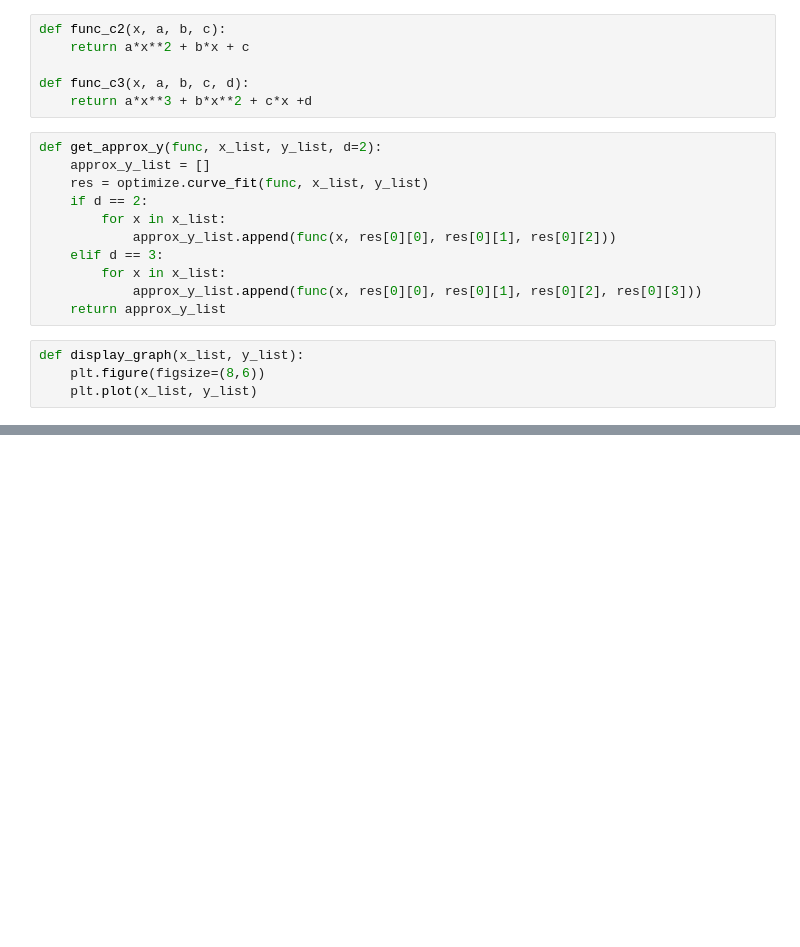
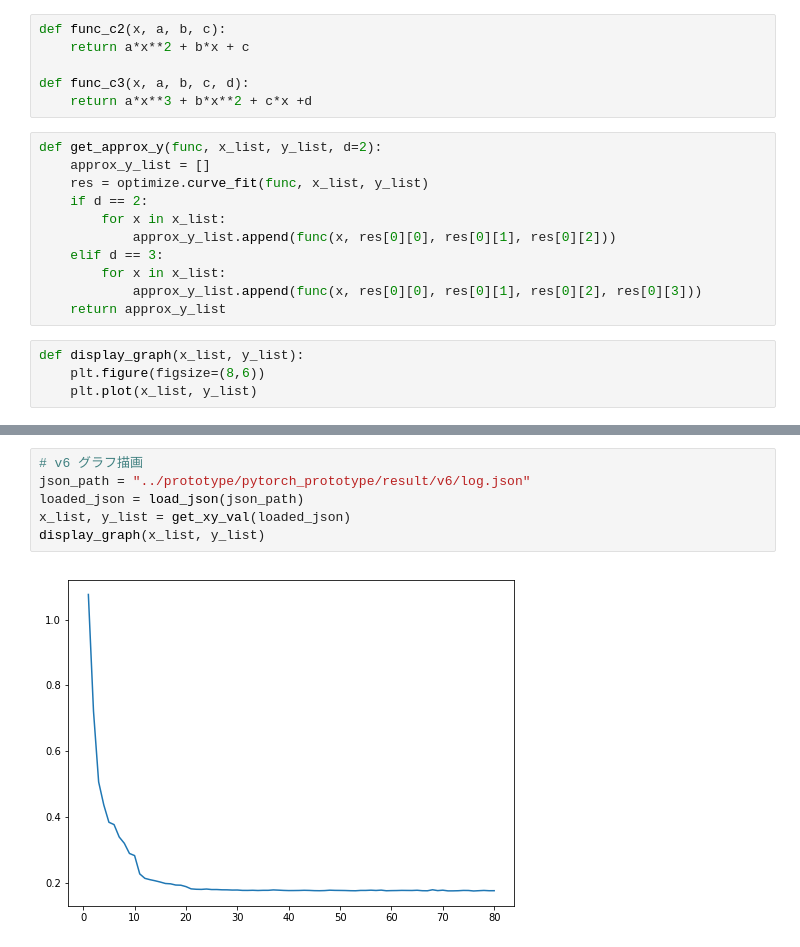
Before and after one commit to takitaki7474/m2-research-prototype, a Jupyter notebook: notebook/eval_train_err_convergence.ipynb, the cells around one changed output, grey strips where cells are left out. Saved outputs shown, nothing was run; the diff lists cells and outputs as text; blank space fills up the shorter version.

```diff
--- a/notebook/eval_train_err_convergence.ipynb
+++ b/notebook/eval_train_err_convergence.ipynb
@@ -42,0 +55,8 @@ loaded_json = load_json(json_path)
+# %%
+# v6 グラフ描画
+json_path = "../prototype/pytorch_prototype/result/v6/log.json"
+loaded_json = load_json(json_path)
+x_list, y_list = get_xy_val(loaded_json)
+display_graph(x_list, y_list)
+# %% [output]
+[figure, added]
```
Also changed, not shown: parts of 5 cells of this notebook.
